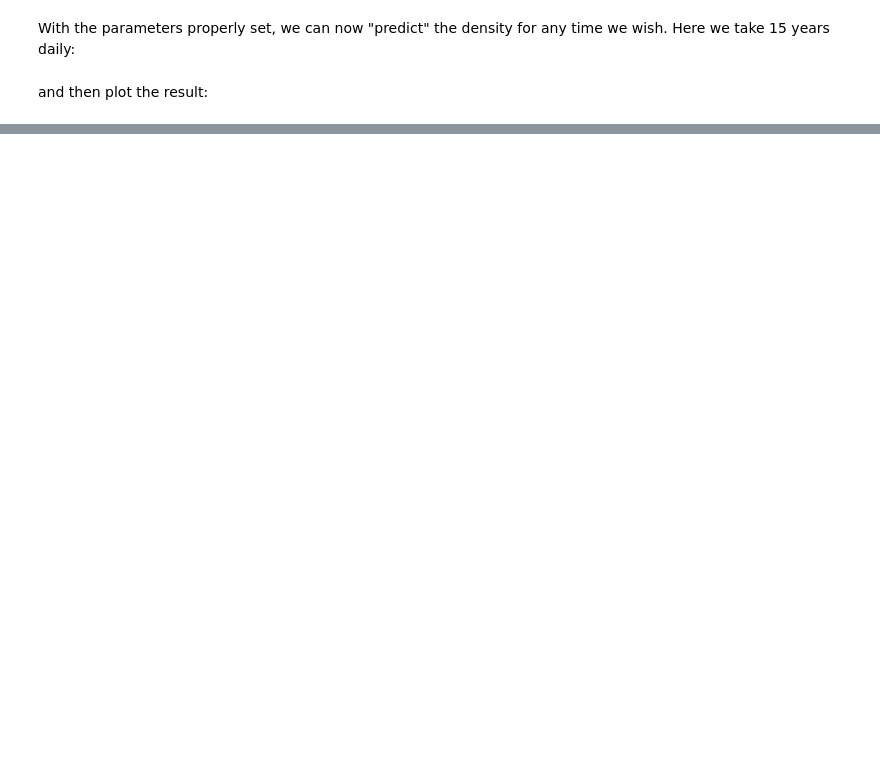
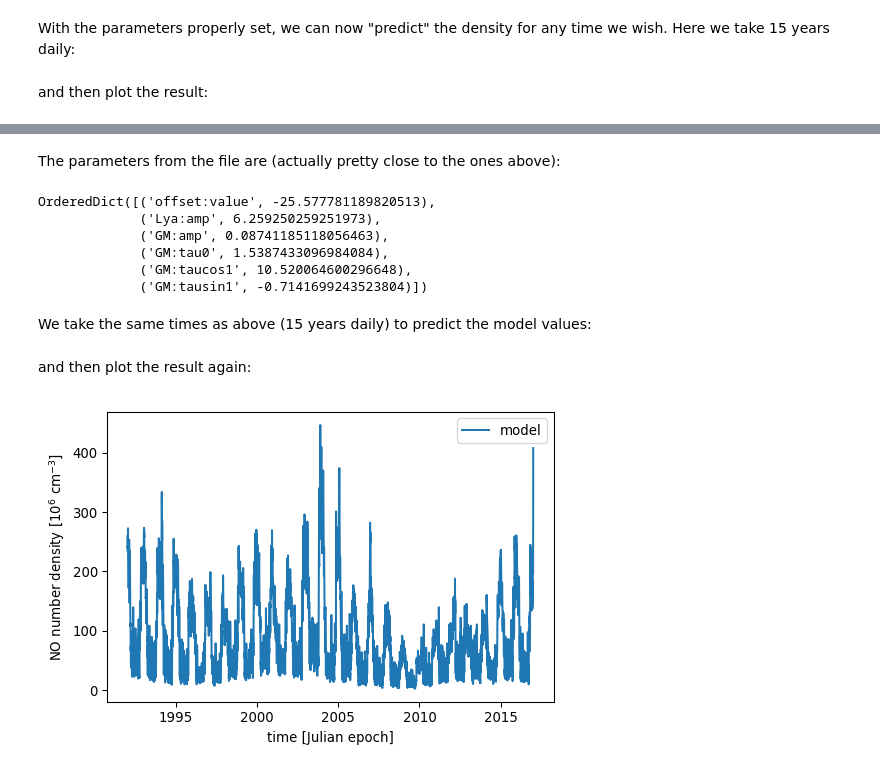
Before and after one commit to st-bender/sciapy, a Jupyter notebook: docs/_static/notebooks/regress_intro.ipynb, the cells around one changed output, grey strips where cells are left out. Drawn from its saved outputs; the diff is of its cells as text; code cells hidden in the pictures; blank space fills up the shorter version.

```diff
--- a/docs/_static/notebooks/regress_intro.ipynb
+++ b/docs/_static/notebooks/regress_intro.ipynb
@@ -243,0 +180,9 @@ plt.legend();
+# %%
+zenodo_url = "https://zenodo.org/record/1342701/files/NO_regress_quantiles_pGM_Lya_ltcs_exp1dscan60d_km32.nc"
+
+response = requests.get(zenodo_url)
+nc4_ds = netCDF4.Dataset("quantiles", memory=response.content)
+store = xr.backends.NetCDF4DataStore(nc4_ds)
+
+# If you downloaded a copy, replace `store` by "/path/to/<filename.nc>"
+quants = xr.open_dataset(store, decode_cf=False)
@@ -243,0 +238,32 @@ plt.legend();
+# %%
+# select latitude and altitude first
+latitude = 65
+altitude = 70
+
+for v in no_mod.get_parameter_names():
+    no_mod.set_parameter(v, quants["mean:{0}".format(v)].sel(alt=altitude, lat=latitude, quantile=0.5))
+# %% [markdown]
+The parameters from the file are (actually pretty close to the ones above):
+# %%
+no_mod.get_parameter_dict()
+# %% [output]
+OrderedDict([('offset:value', -25.577781189820513),
+             ('Lya:amp', 6.259250259251973),
+             ('GM:amp', 0.08741185118056463),
+             ('GM:tau0', 1.5387433096984084),
+             ('GM:taucos1', 10.520064600296648),
+             ('GM:tausin1', -0.7141699243523804)])
+# %% [markdown]
+We take the same times as above (15 years daily) to predict the model values:
+# %%
+pred_no = no_mod.get_value(times)
+# %% [markdown]
+and then plot the result again:
+# %%
+plt.plot(times, pred_no, label="model")
+plt.xlabel("time [Julian epoch]")
+# Again, the data were scaled by 10^-6 before fitting, so adjust the X-Axis label
+plt.ylabel("NO number density [10$^6$ cm$^{{-3}}$]")
+plt.legend();
+# %% [output]
+[figure, added]
```
Also changed, not shown: parts of 39 cells of this notebook.
